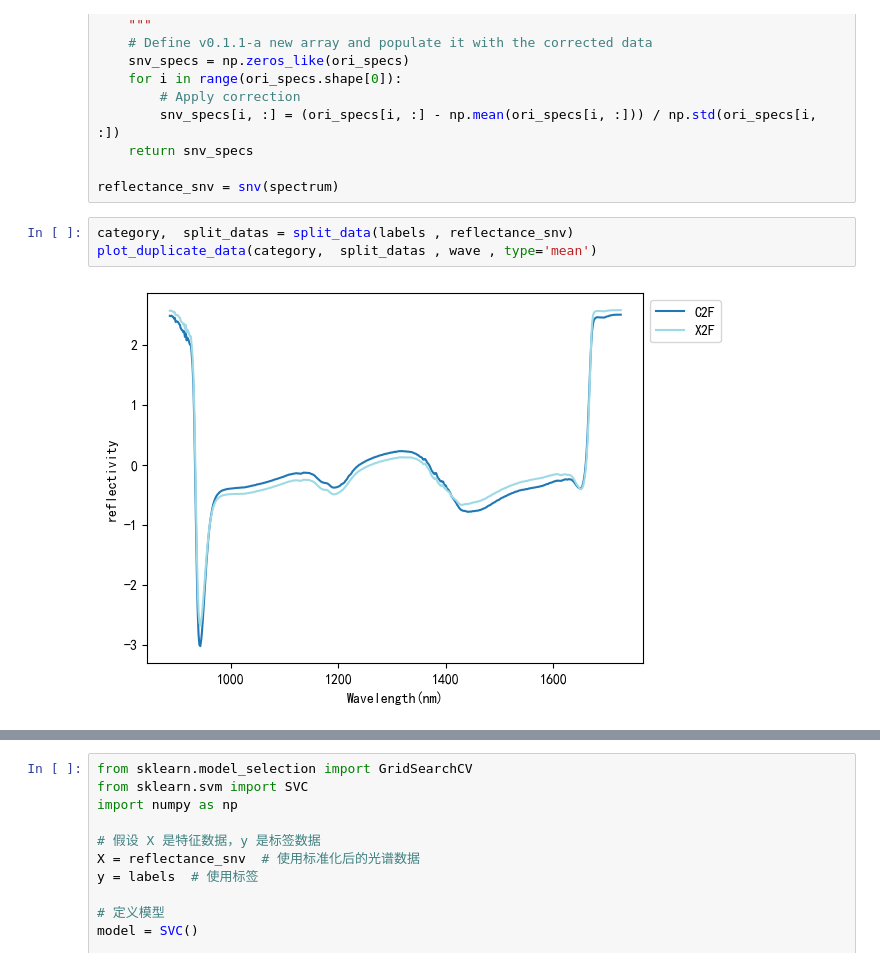
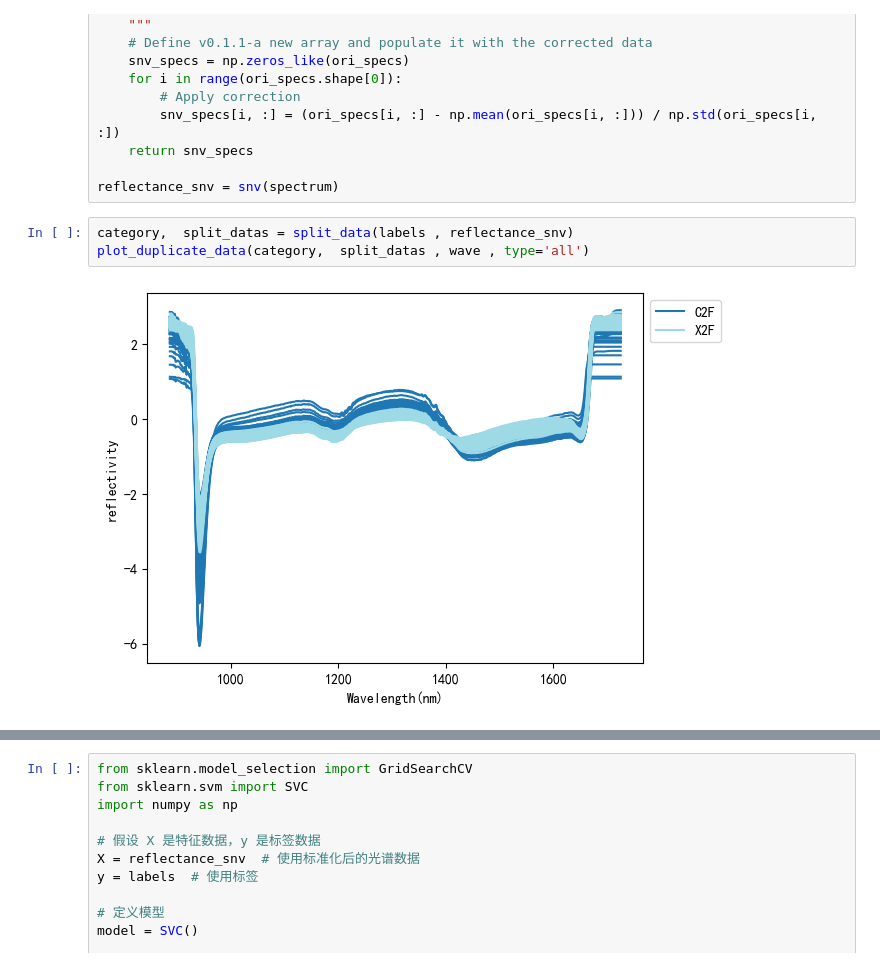
Before and after one commit to zwb-2023/Spectrum_analyse, a Jupyter notebook: 光谱数据分析模板.ipynb, the cells around one changed output, grey strips where cells are left out. Saved outputs shown, nothing was run; the diff lists cells and outputs as text.

```diff
--- a/光谱数据分析模板.ipynb
+++ b/光谱数据分析模板.ipynb
@@ -43,6 +47,6 @@ def snv(ori_specs):
 reflectance_snv = snv(spectrum)
 # %%
 category,  split_datas = split_data(labels , reflectance_snv)
-plot_duplicate_data(category,  split_datas , wave , type='mean')
+plot_duplicate_data(category,  split_datas , wave , type='all')
 # %% [output]
-[figure, old version]
+[figure, new version]
```
Also changed, not shown: parts of 3 cells of this notebook, 1 other file.
